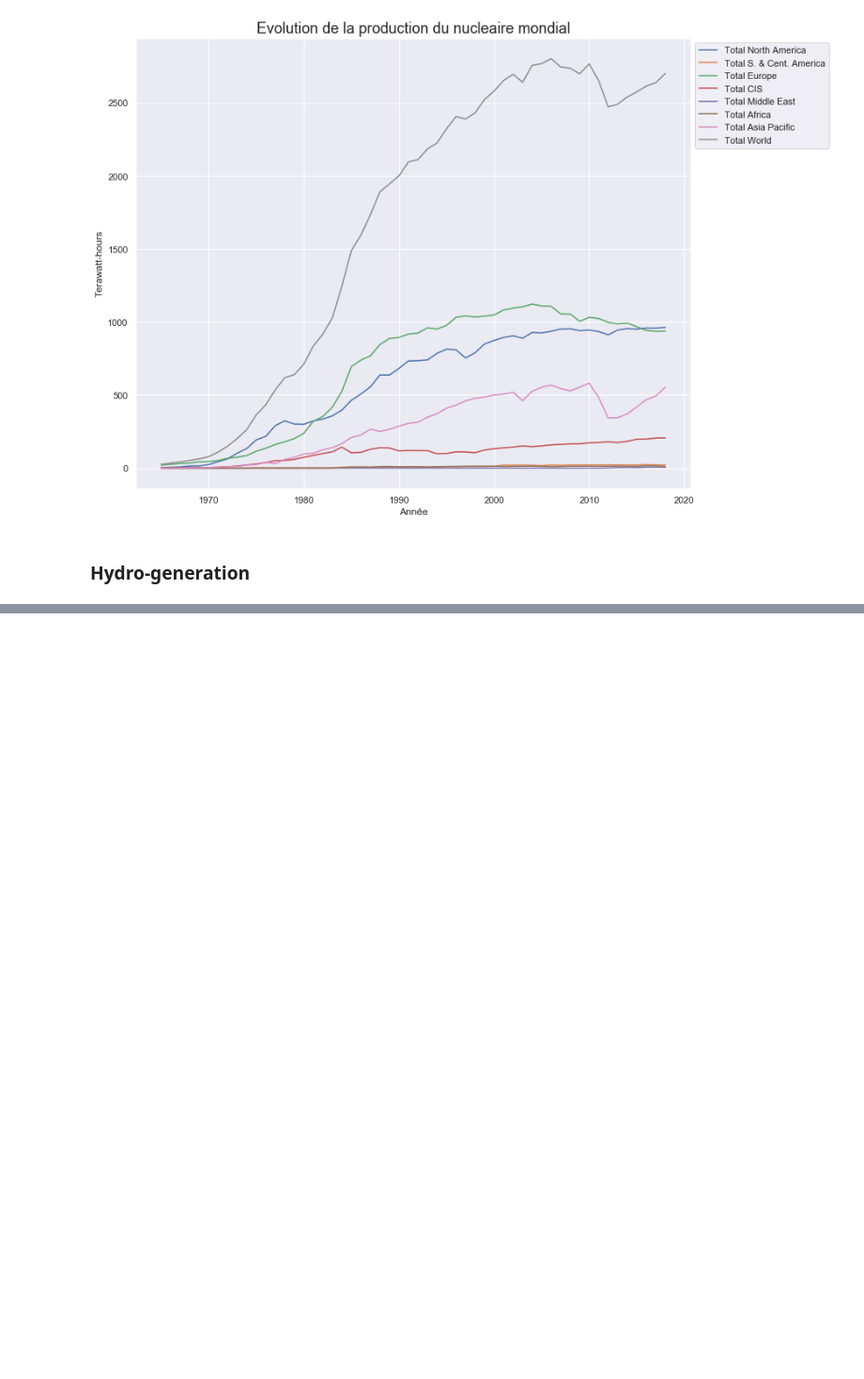
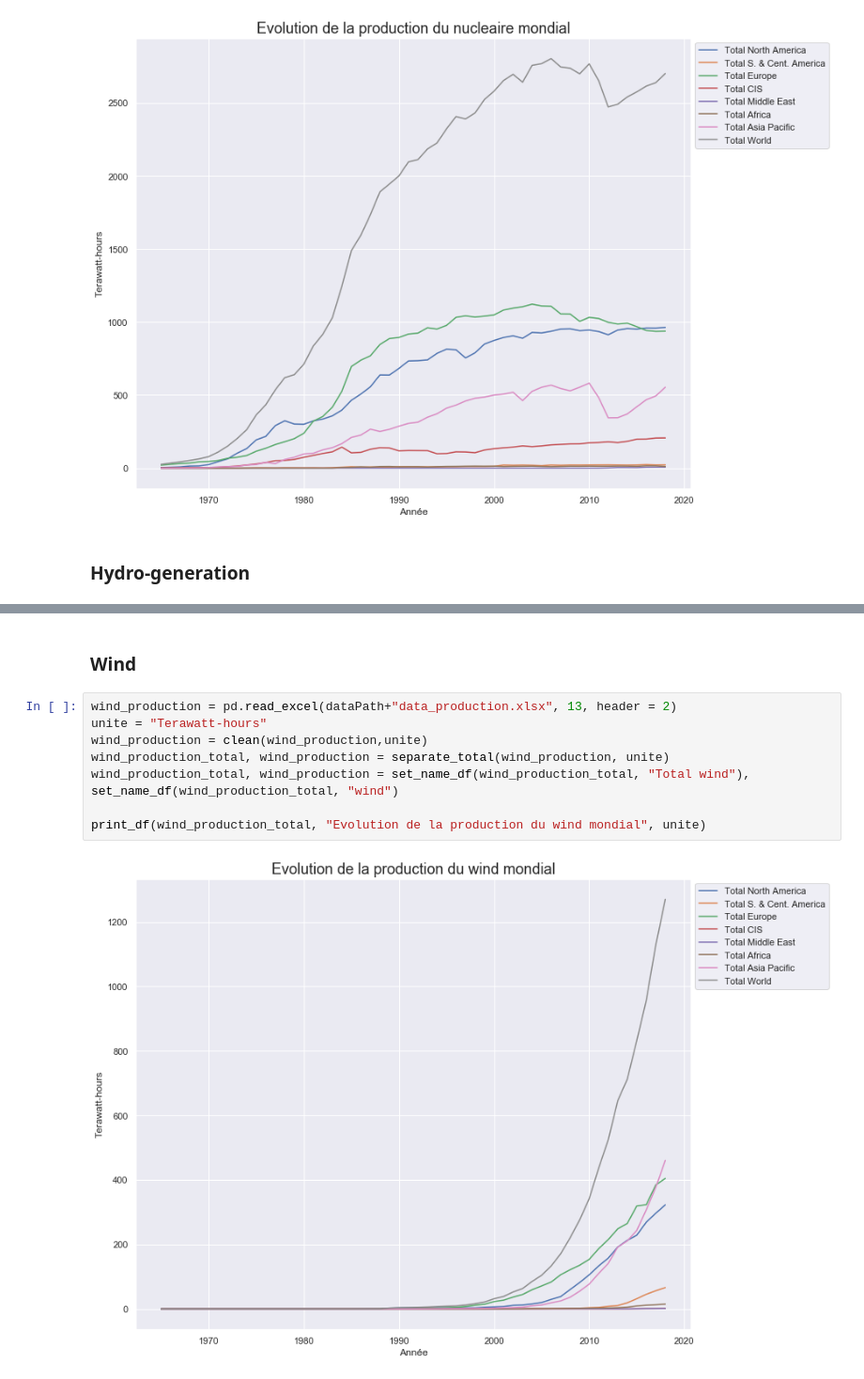
Before and after one commit to KevinFerin/HackatonMDI720, a Jupyter notebook: src/Hackathon.ipynb, the cells around one changed output, grey strips where cells are left out. Shown at 94% size. Saved outputs shown, nothing was run; the diff lists cells and outputs as text; blank space fills up the shorter version.

```diff
--- a/src/Hackathon.ipynb
+++ b/src/Hackathon.ipynb
@@ -93,0 +121,12 @@ print_df(nuclear_production_total, "Evolution de la production du hydrogeneratio
+# %% [markdown]
+### Wind
+# %%
+wind_production = pd.read_excel(dataPath+"data_production.xlsx", 13, header = 2)
+unite = "Terawatt-hours"
+wind_production = clean(wind_production,unite)
+wind_production_total, wind_production = separate_total(wind_production, unite)
+wind_production_total, wind_production = set_name_df(wind_production_total, "Total wind"), set_name_df(wind_production_total, "wind")
+
+print_df(wind_production_total, "Evolution de la production du wind mondial", unite)
+# %% [output]
+[figure, added]
```
Also changed, not shown: parts of 17 cells of this notebook.
